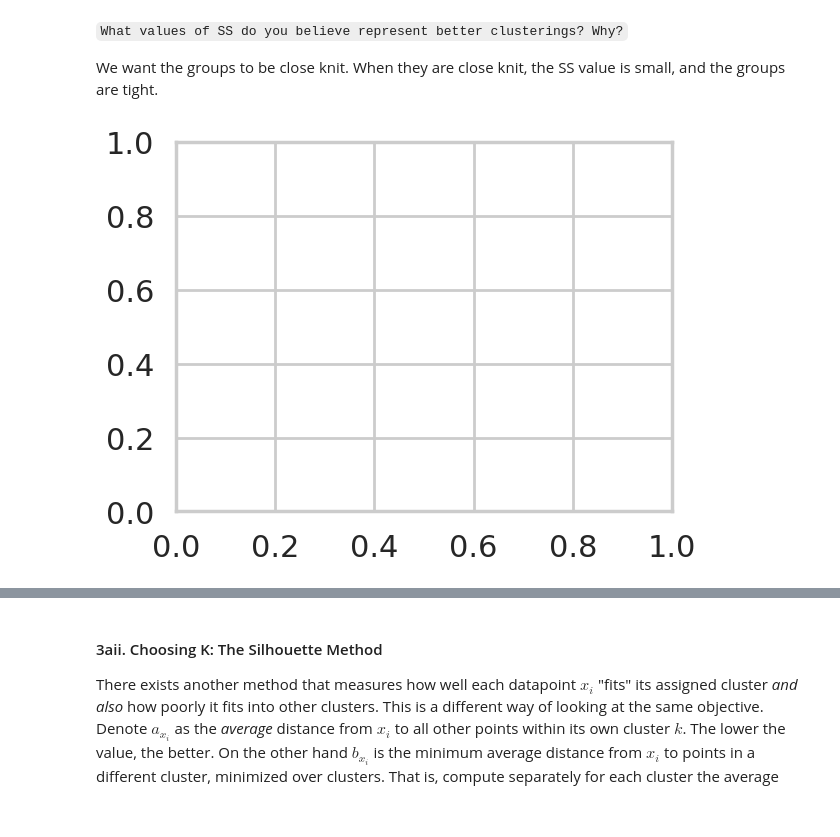
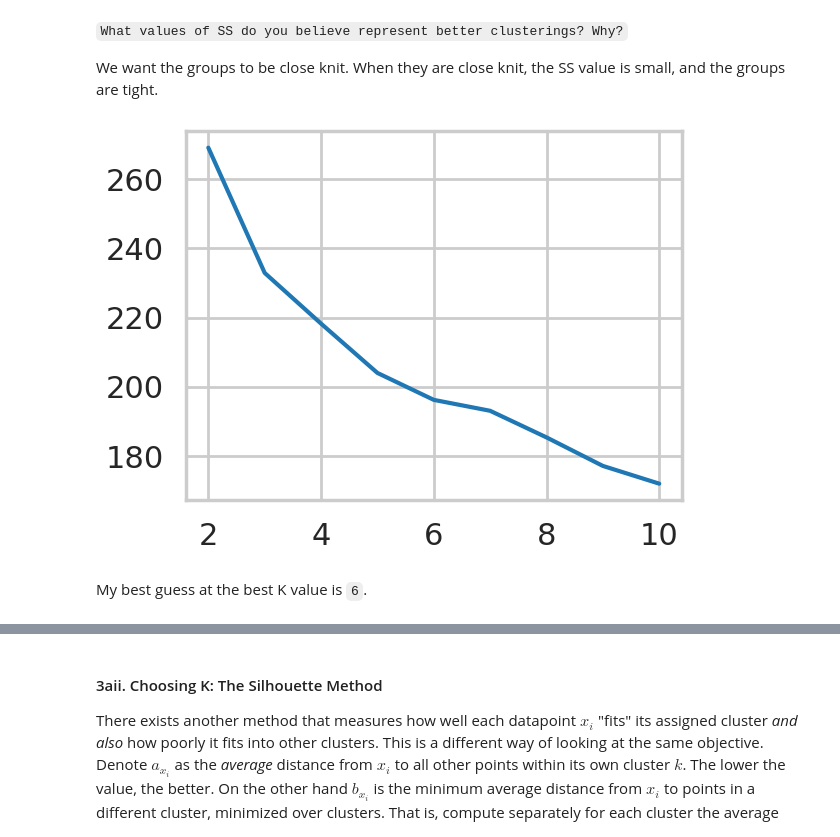
Before and after one commit to blue-santa/sprinboard-data-science-2026, a Jupyter notebook: 15-unsupervised-learning/06-principal-component-analysis/Clustering Case Study - Customer Segmentation with K-Means - Tier 3.ipynb, the cells around one changed output, grey strips where cells are left out. Saved outputs shown, nothing was run; the diff lists cells and outputs as text; code cells hidden in the pictures.

Commit message:
develop kmeans

```diff
--- a/15-unsupervised-learning/06-principal-component-analysis/Clustering Case Study - Customer Segmentation with K-Means - Tier 3.ipynb
+++ b/15-unsupervised-learning/06-principal-component-analysis/Clustering Case Study - Customer Segmentation with K-Means - Tier 3.ipynb
@@ -142,12 +143,15 @@ import matplotlib.pyplot as plt
 # %%
 kmeans_list = []
+ss_list = []
 for i in range(2, 11):
-    kmeans = KMeans(n_clusters=2, random_state=0, n_init="auto").fit(x_cols)
+    kmeans = KMeans(n_clusters=i, random_state=0, n_init="auto").fit(x_cols)
     kmeans_list.append(kmeans)
+    ss_list.append(kmeans.inertia_)
 # %%
-figs, axes = plt.subplots()
-
-for i in range(2, 11):
-    plt.plot
+fig, ax = plt.subplots()
+_ = plt.plot(range(2,11), ss_list)
+plt.show()
 # %% [output]
-[figure, old version]
+[figure, new version]
+# %% [markdown]
+My best guess at the best K value is `6`.
```
Also changed, not shown: parts of 6 cells of this notebook.
